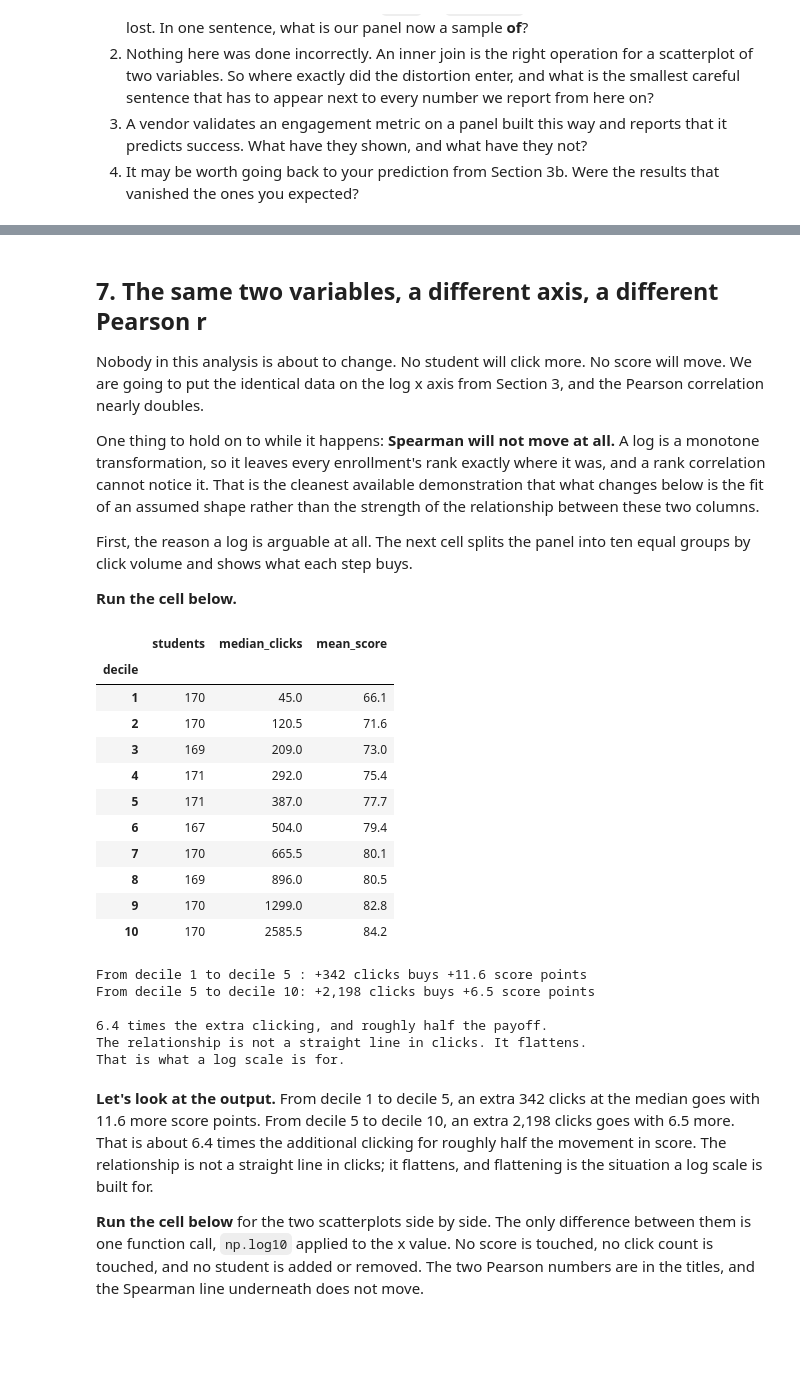
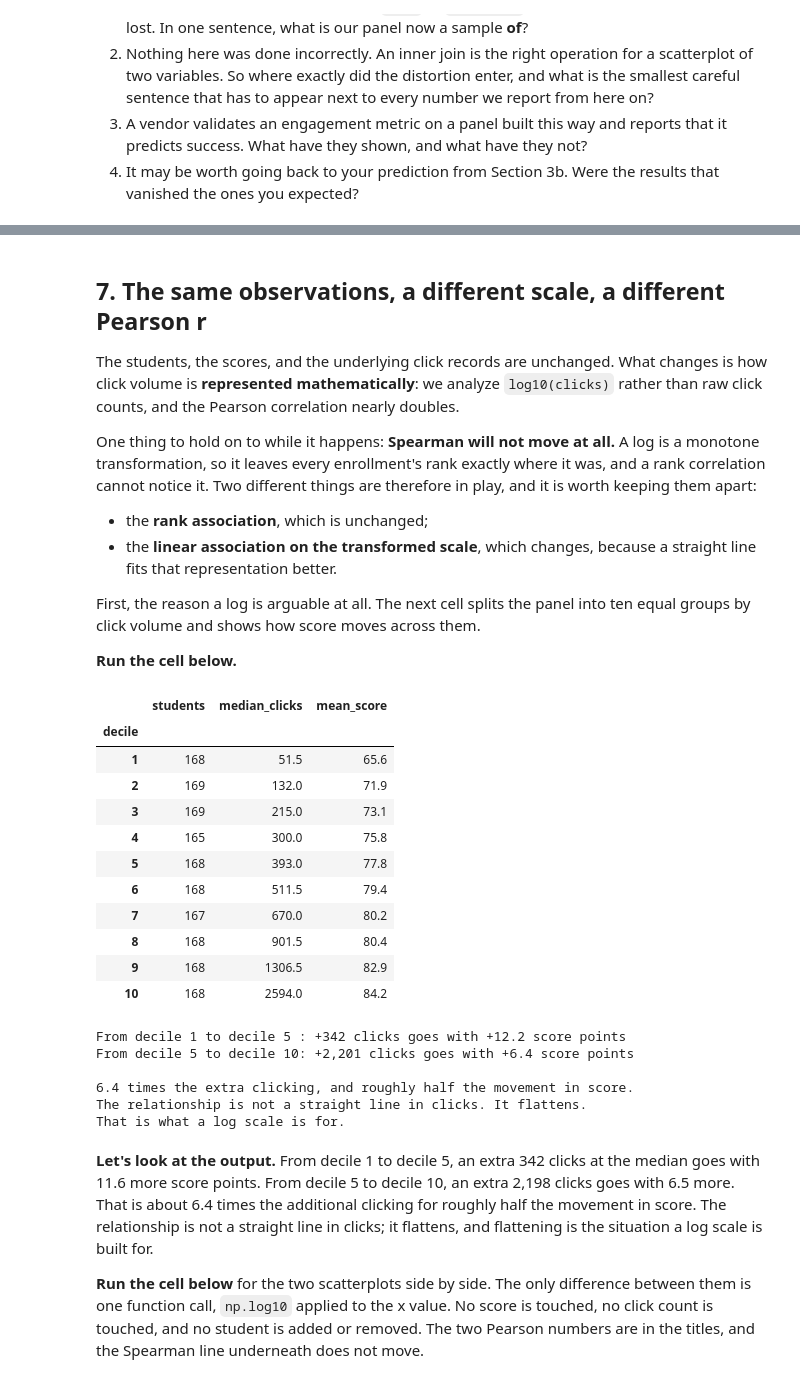
Before and after one commit to HakeoungLee/edis8100-teaching-learning-analytics, a Jupyter notebook: week02-exploring-learning-data/week02_exploring_learning_data.ipynb, the cells around one changed output, grey strips where cells are left out. Cells and saved outputs as stored; diff of their text form; code cells hidden in the pictures; blank space fills up the shorter version.

```diff
--- a/week02-exploring-learning-data/week02_exploring_learning_data.ipynb
+++ b/week02-exploring-learning-data/week02_exploring_learning_data.ipynb
@@ -914,7 +944,25 @@ print(subs['assessment_type'].value_counts().to_string())
 print()
 print('Assessment types defined for this presentation:',
       assessments[assessments['code_presentation'] == PRESENTATION]['assessment_type'].tolist())
-print('One of them has no submissions anywhere in the file.')
+print('The exam is defined in the assessment metadata, but no exam results appear in')
+print('studentAssessment, so every score below is coursework.')
+print()
+
+# Step 2: the banked column, before we build anything on top of it.
+# OULAD documents is_banked as a result transferred from a previous presentation.
+n_banked = int((subs['is_banked'] == 1).sum())
+print(f'Rows flagged is_banked == 1 : {n_banked:,} of {len(subs):,} '
+      f'({100 * n_banked / len(subs):.2f}%)')
+print(f'Students holding at least one : '
+      f"{subs.loc[subs['is_banked'] == 1, 'id_student'].nunique():,}")
+if n_banked:
+    print('A banked score was not earned during this presentation, so pairing it with this')
+    print("presentation's click activity would put the score and the activity in different")
+    print('terms. We set those rows aside here and record it as a decision.')
+    subs = subs[subs['is_banked'] == 0].copy()
+    print(f'Submissions kept: {len(subs):,}')
+else:
+    print('There are none in this presentation, so nothing changes.')
 print()
 
 n_blank = int(subs['score'].isna().sum())
@@ -1176,57 +1231,60 @@ What the pair supports, and what it does not:
    median in activity. Using the claim ladder from Section 4, which rung is that pitch standing
    on, and which rung does it sound like it is standing on?
 # %% [markdown]
-## 7. The same two variables, a different axis, a different Pearson r
+## 7. The same observations, a different scale, a different Pearson r
 
-Nobody in this analysis is about to change. No student will click more. No score will move. We are
-going to put the identical data on the log x axis from Section 3, and the Pearson correlation
-nearly doubles.
+The students, the scores, and the underlying click records are unchanged. What changes is how
+click volume is **represented mathematically**: we analyze `log10(clicks)` rather than raw click
+counts, and the Pearson correlation nearly doubles.
 
 One thing to hold on to while it happens: **Spearman will not move at all.** A log is a monotone
 transformation, so it leaves every enrollment's rank exactly where it was, and a rank correlation
-cannot notice it. That is the cleanest available demonstration that what changes below is the fit
-of an assumed shape rather than the strength of the relationship between these two columns.
+cannot notice it. Two different things are therefore in play, and it is worth keeping them apart:
+
+- the **rank association**, which is unchanged;
+- the **linear association on the transformed scale**, which changes, because a straight line fits
+  that representation better.
 
 First, the reason a log is arguable at all. The next cell splits the panel into ten equal groups
-by click volume and shows what each step buys.
+by click volume and shows how score moves across them.
 
 **Run the cell below.**
 # %%
 panel['decile'] = pd.qcut(panel['total_clicks'], 10, labels=False) + 1
 dec = (panel.groupby('decile')
             .agg(students=('id_student', 'size'),
                  median_clicks=('total_clicks', 'median'),
                  mean_score=('mean_score', 'mean'))
             .round(1))
 display(dec)
 
 d1, d5, d10 = dec.loc[1], dec.loc[5], dec.loc[10]
 print(f'From decile 1 to decile 5 : +{d5.median_clicks - d1.median_clicks:,.0f} clicks '
-      f'buys +{d5.mean_score - d1.mean_score:.1f} score points')
+      f'goes with +{d5.mean_score - d1.mean_score:.1f} score points')
 print(f'From decile 5 to decile 10: +{d10.median_clicks - d5.median_clicks:,.0f} clicks '
-      f'buys +{d10.mean_score - d5.mean_score:.1f} score points')
+      f'goes with +{d10.mean_score - d5.mean_score:.1f} score points')
 print()
 print(f'{(d10.median_clicks - d5.median_clicks) / (d5.median_clicks - d1.median_clicks):.1f} '
-      'times the extra clicking, and roughly half the payoff.')
+      'times the extra clicking, and roughly half the movement in score.')
 print('The relationship is not a straight line in clicks. It flattens.')
 print('That is what a log scale is for.')
 # %% [output]
 |  | students | median_clicks | mean_score |
 | decile |  |  |  |
-| 1 | 170 | 45.0 | 66.1 |
-| 2 | 170 | 120.5 | 71.6 |
-| 3 | 169 | 209.0 | 73.0 |
-| 4 | 171 | 292.0 | 75.4 |
-| 5 | 171 | 387.0 | 77.7 |
-| 6 | 167 | 504.0 | 79.4 |
-| 7 | 170 | 665.5 | 80.1 |
-| 8 | 169 | 896.0 | 80.5 |
-| 9 | 170 | 1299.0 | 82.8 |
-| 10 | 170 | 2585.5 | 84.2 |
+| 1 | 168 | 51.5 | 65.6 |
+| 2 | 169 | 132.0 | 71.9 |
+| 3 | 169 | 215.0 | 73.1 |
+| 4 | 165 | 300.0 | 75.8 |
+| 5 | 168 | 393.0 | 77.8 |
+| 6 | 168 | 511.5 | 79.4 |
+| 7 | 167 | 670.0 | 80.2 |
+| 8 | 168 | 901.5 | 80.4 |
+| 9 | 168 | 1306.5 | 82.9 |
+| 10 | 168 | 2594.0 | 84.2 |
-From decile 1 to decile 5 : +342 clicks buys +11.6 score points
-From decile 5 to decile 10: +2,198 clicks buys +6.5 score points
+From decile 1 to decile 5 : +342 clicks goes with +12.2 score points
+From decile 5 to decile 10: +2,201 clicks goes with +6.4 score points
 
-6.4 times the extra clicking, and roughly half the payoff.
+6.4 times the extra clicking, and roughly half the movement in score.
 The relationship is not a straight line in clicks. It flattens.
 That is what a log scale is for.
 # %% [markdown]
```
Also changed, not shown: parts of 35 cells of this notebook.
